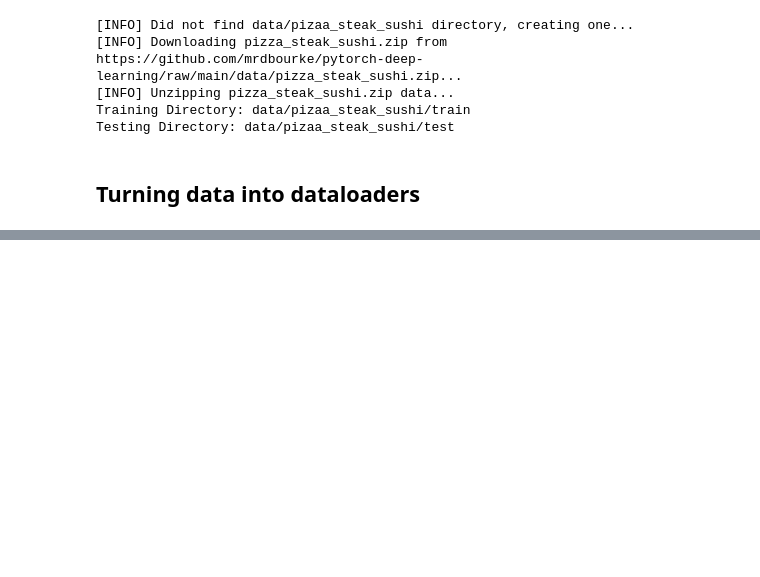
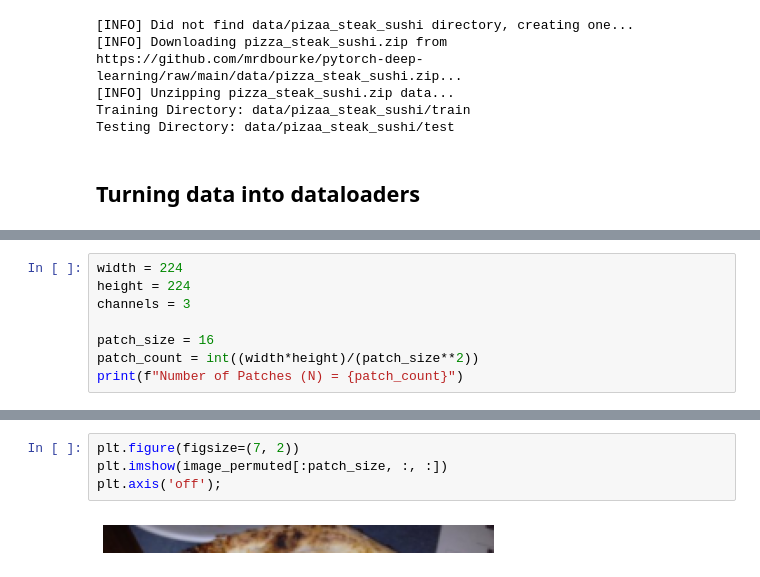
Before and after one commit to gauravreddy08/pytorch-vision-transformer, a Jupyter notebook: vit-replication.ipynb, the cells around one changed output, grey strips where cells are left out. Drawn from its saved outputs; the diff is of its cells as text; blank space fills up the shorter version.

```diff
--- a/vit-replication.ipynb
+++ b/vit-replication.ipynb
@@ -108,0 +217,8 @@ Testing Directory: data/pizaa_steak_sushi/test
+# %%
+width = 224
+height = 224
+channels = 3
+
+patch_size = 16
+patch_count = int((width*height)/(patch_size**2))
+print(f"Number of Patches (N) = {patch_count}")
@@ -108,0 +254,6 @@ Testing Directory: data/pizaa_steak_sushi/test
+# %%
+plt.figure(figsize=(7, 2))
+plt.imshow(image_permuted[:patch_size, :, :])
+plt.axis('off');
+# %% [output]
+[figure, added]
```
Also changed, not shown: parts of 28 cells of this notebook.
